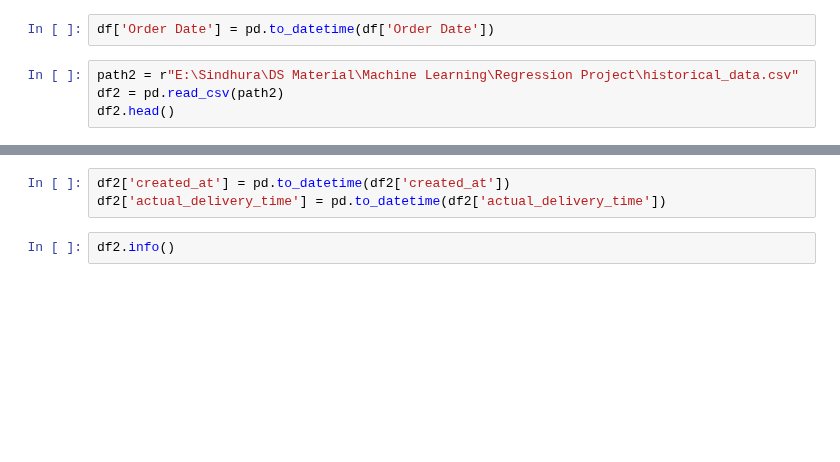
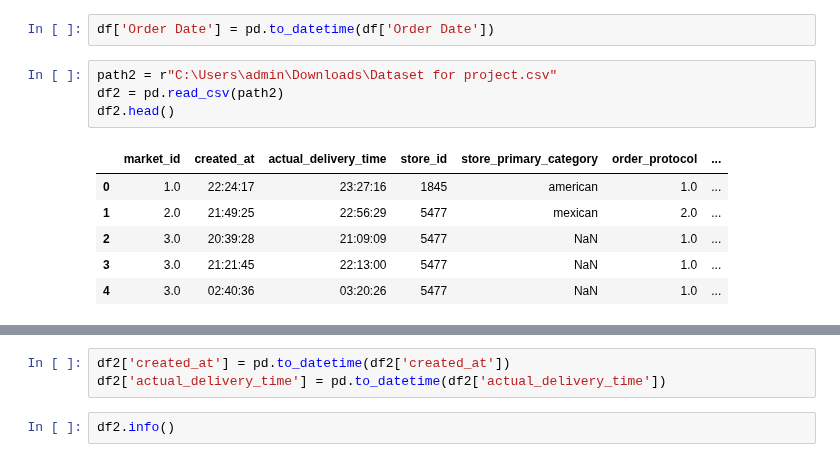
Before and after one commit to Paridhijain-githb/Machine-_learning_01, a Jupyter notebook: Datetime/datetime.ipynb, the cells around one changed output, grey strips where cells are left out. Saved outputs shown, nothing was run; the diff lists cells and outputs as text; blank space fills up the shorter version.

```diff
--- a/Datetime/datetime.ipynb
+++ b/Datetime/datetime.ipynb
@@ -115,8 +147,15 @@ df.info()
 # %%
 df['Order Date'] = pd.to_datetime(df['Order Date'])
 # %%
-path2 = r"E:\Sindhura\DS Material\Machine Learning\Regression Project\historical_data.csv"
+path2 = r"C:\Users\admin\Downloads\Dataset for project.csv"
 df2 = pd.read_csv(path2)
 df2.head()
+# %% [output]
+|  | market_id | created_at | actual_delivery_time | store_id | store_primary_category | order_protocol | ... |
+| 0 | 1.0 | 22:24:17 | 23:27:16 | 1845 | american | 1.0 | ... |
+| 1 | 2.0 | 21:49:25 | 22:56:29 | 5477 | mexican | 2.0 | ... |
+| 2 | 3.0 | 20:39:28 | 21:09:09 | 5477 | NaN | 1.0 | ... |
+| 3 | 3.0 | 21:21:45 | 22:13:00 | 5477 | NaN | 1.0 | ... |
+| 4 | 3.0 | 02:40:36 | 03:20:26 | 5477 | NaN | 1.0 | ... |
 # %%
 df2.info()
```
Also changed, not shown: parts of 17 cells of this notebook.
